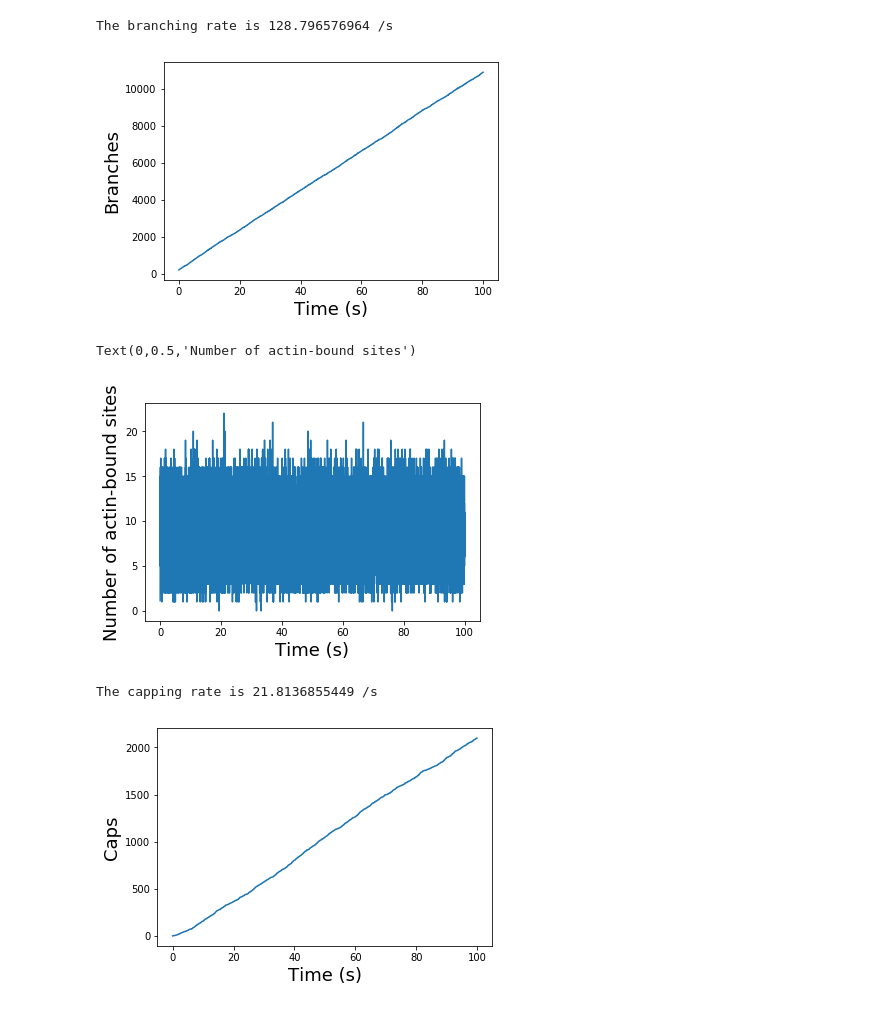
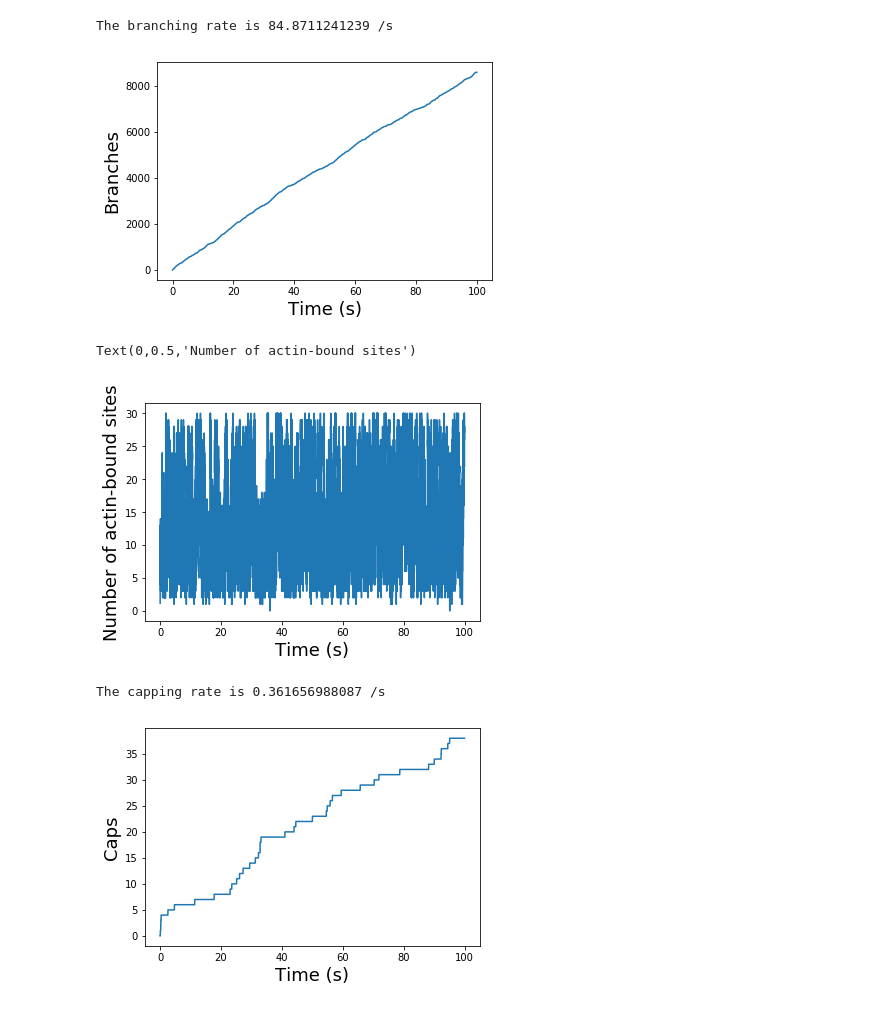
Before and after one commit to jiongyi/postdoc, a Jupyter notebook: branched-networks/monomer-gated-assembly.ipynb, the cells around one changed output. Cells and saved outputs as stored; diff of their text form; code cells hidden in the pictures.

Commit message:
Worked on capping and force dependence

```diff
--- a/branched-networks/monomer-gated-assembly.ipynb
+++ b/branched-networks/monomer-gated-assembly.ipynb
@@ -1,7 +1,7 @@
 # %%
 # Initialize network object.
 from monomerGating import *
-n = network(370.0, 20.0, 0.05, 100.0, 50.0)
+n = network(370.0, 20.0, 0.05, 100.0, 0.0)
 # %%
 # Run simulation.
 dt = 1.0e-3
@@ -10,22 +10,22 @@ n.evolve(dt, tFinal)
 # %%
 # Plot.
 from matplotlib.pyplot import plot, xlabel, ylabel
 from numpy import array, zeros, arange, gradient
 from scipy.stats import linregress
 %matplotlib inline
 
 noBarbsArr = array([a for a, b, c in n.noFilaments])
 noBranchesArr = array([b for a, b, c in n.noFilaments])
 noCapsArr = array([c for a, b, c in n.noFilaments])
 timeArr = linspace(0.0, n.tElapsed, len(noBranchesArr))
 slope, intercept, r_value, p_value, std_err = stats.linregress(timeArr, noBranchesArr)
-plot(timeArr, noBarbsArr)
+plot(timeArr, noBranchesArr)
 xlabel(r"Time (s)", fontsize = 18)
 ylabel(r"Branches", fontsize = 18)
 print("The branching rate is " + str(slope) + " /s")
 # %% [output]
-The branching rate is 128.796576964 /s
+The branching rate is 84.8711241239 /s
-[figure, old version]
+[figure, new version]
 # %%
 # WH2 domain occupancy
 plot(timeArr, n.noFilledArr)
@@ -33,7 +33,7 @@ xlabel(r"Time (s)", fontsize = 18)
 ylabel(r"Number of actin-bound sites", fontsize = 18)
 # %% [output]
 Text(0,0.5,'Number of actin-bound sites')
-[figure, old version]
+[figure, new version]
 # %%
 slope, intercept, r_value, p_value, std_err = stats.linregress(timeArr[:-1000], noCapsArr[:-1000])
 plot(timeArr, noCapsArr)
@@ -41,8 +41,8 @@ xlabel(r"Time (s)", fontsize = 18)
 ylabel(r"Caps", fontsize = 18)
 print("The capping rate is " + str(slope) + " /s")
 # %% [output]
-The capping rate is 21.8136855449 /s
+The capping rate is 0.361656988087 /s
-[figure, old version]
+[figure, new version]
 # %%
 plot(timeArr, n.xEdge)
 slope, intercept, r_value, p_value, std_err = stats.linregress(timeArr, n.xEdge)
```
Also changed, not shown: parts of 4 cells of this notebook, 10 other files.
